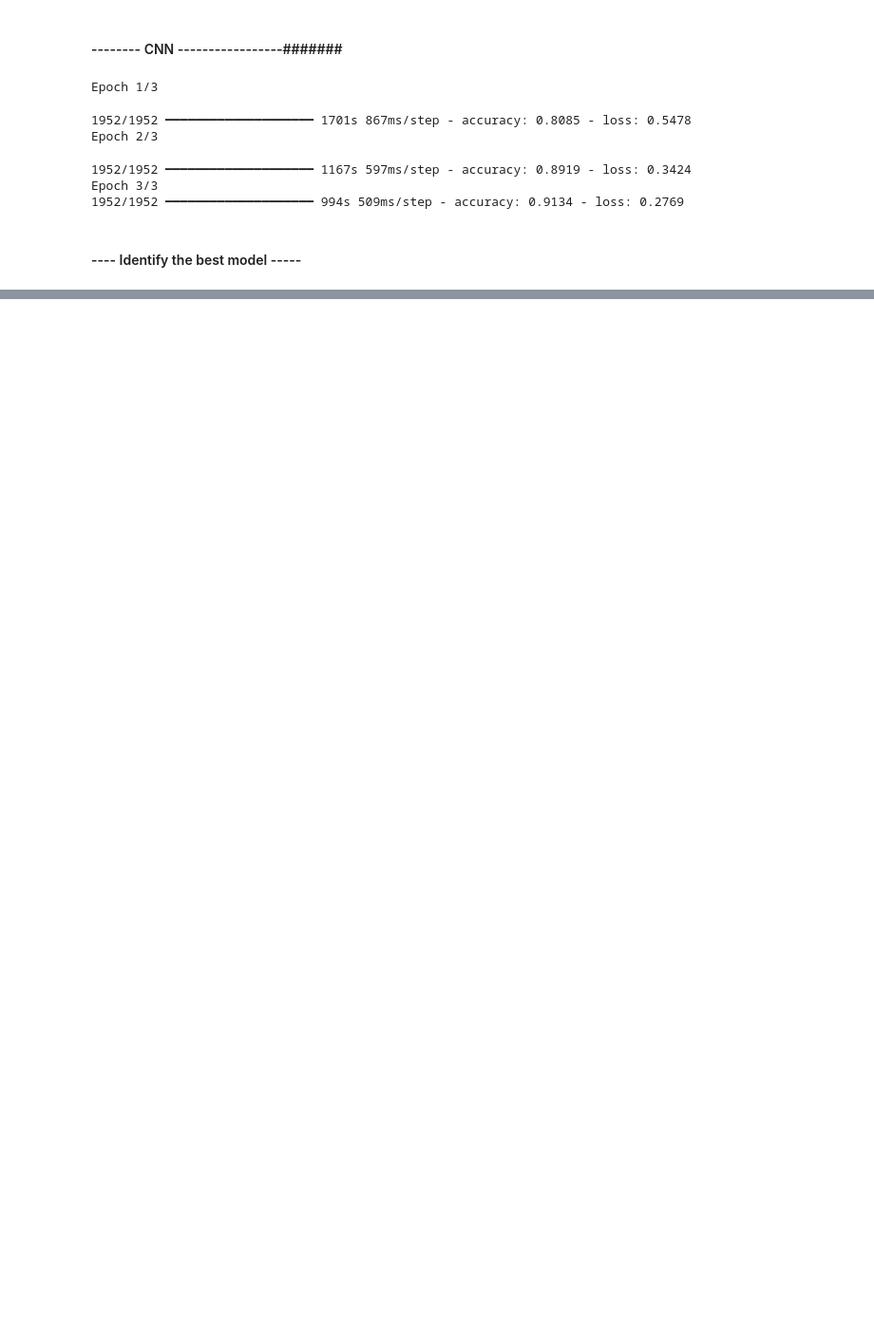
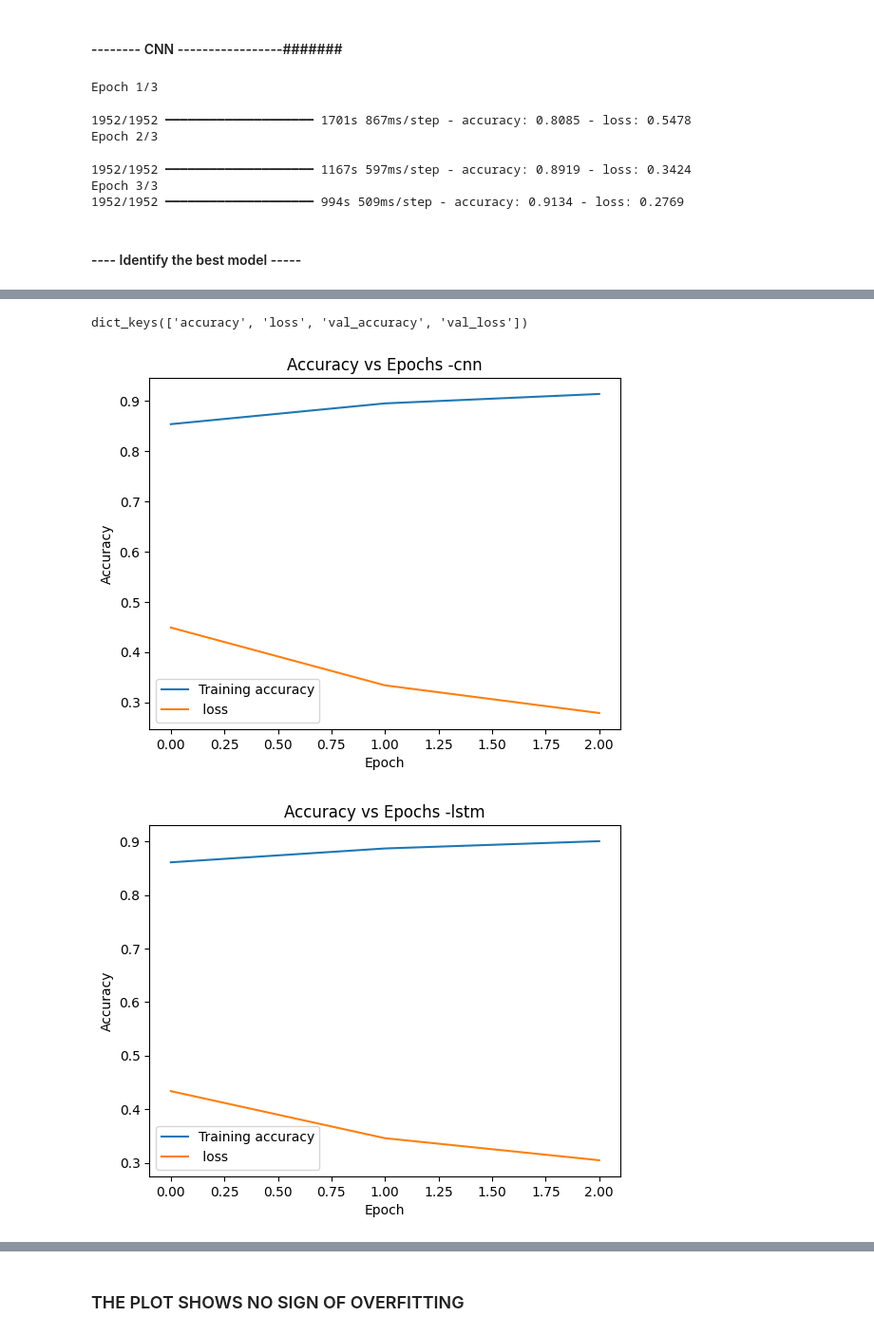
Before and after one commit to Onafowokan-Testament/Customer_Sentiment_analysis, a Jupyter notebook: notebooks/model.ipynb, the cells around one changed output, grey strips where cells are left out. Shown at 95% size. Saved outputs shown, nothing was run; the diff lists cells and outputs as text; code cells hidden in the pictures; blank space fills up the shorter version.

Commit message:
test model

```diff
--- a/notebooks/model.ipynb
+++ b/notebooks/model.ipynb
@@ -199,7 +199,13 @@ with open("../models/model_cnn_incase.pkl", mode="wb") as file:
 # %% [markdown]
 #### ---- Identify the best model ----- #####
+# %%
+models = {"cnn":cnn_model, 'lstm':model_lstm, 'rnn':model_rnn}
 # %%
-loss, accuracy =  history_lstm.evaluate(padded_x_test, y_test)
-print(f"Loss of model is {loss}")
-print(f"accuracy of model is {accuracy}")
+def evaluate_loss_accuracy(model, model_name):
+    loss, accuracy =  model.evaluate(padded_x_test, y_test)
+    print(f"Loss of model in {model_name} is {loss}")
+    print(f"accuracy of model in {model_name} is {accuracy}")
+
+for key in models.keys():
+    evaluate_loss_accuracy(models[key], key)
 # %% [output]
@@ -207,9 +221,13 @@ AttributeError: 'History' object has no attribute 'evaluate'
 # %%
-def evaluate_metrics( model):
+def evaluate_metrics( model_name , model):
     from sklearn.metrics import classification_report
     y_pred = model.predict(padded_x_test)
     y_pred_classes= np.argmax(y_pred, axis=1)
     report = classification_report(y_test,y_pred_classes )
-    return report
+    print(f"classification report for {model_name } is")
+    print(report)
 
-evaluate_metrics(history_lstm)
+
+
+for key in models.keys():
+    evaluate_metrics(key, models[key])
@@ -216,11 +253,23 @@ evaluate_metrics(history_lstm)
+# %%
+models_history = {"cnn":history_cnn, 'lstm':history_lstm, 'rnn':history_model_rnn}
+# %%
+history_lstm.history.keys()
+# %% [output]
+dict_keys(['accuracy', 'loss', 'val_accuracy', 'val_loss'])
 # %%
 import matplotlib.pyplot as plt
 
-def visualize_training(model):
-    plt.plot(model.history['accuracy'], label="Training accuracy")
-    plt.plot(model.history['val_accuracy'], label ="Validation loss")
-    plt.title('Accuracy vs Epochs')
+def visualize_training(history, model_name):
+    plt.plot(history['accuracy'], label="Training accuracy")
+    plt.plot(history['loss'], label =" loss")
+    plt.title(f'Accuracy vs Epochs -{model_name}')
     plt.xlabel('Epoch')
     plt.ylabel('Accuracy')
     plt.legend()
     plt.show()
+
+for key in models_history.keys():
+    visualize_training(models_history[key].history, key)
+# %% [output]
+[figure, added]
+[figure, added]
@@ -226,0 +277,2 @@ def visualize_training(model):
+# %% [markdown]
+### THE PLOT SHOWS NO SIGN OF OVERFITTING
```
Also changed, not shown: parts of 19 cells of this notebook, 7 other files.
